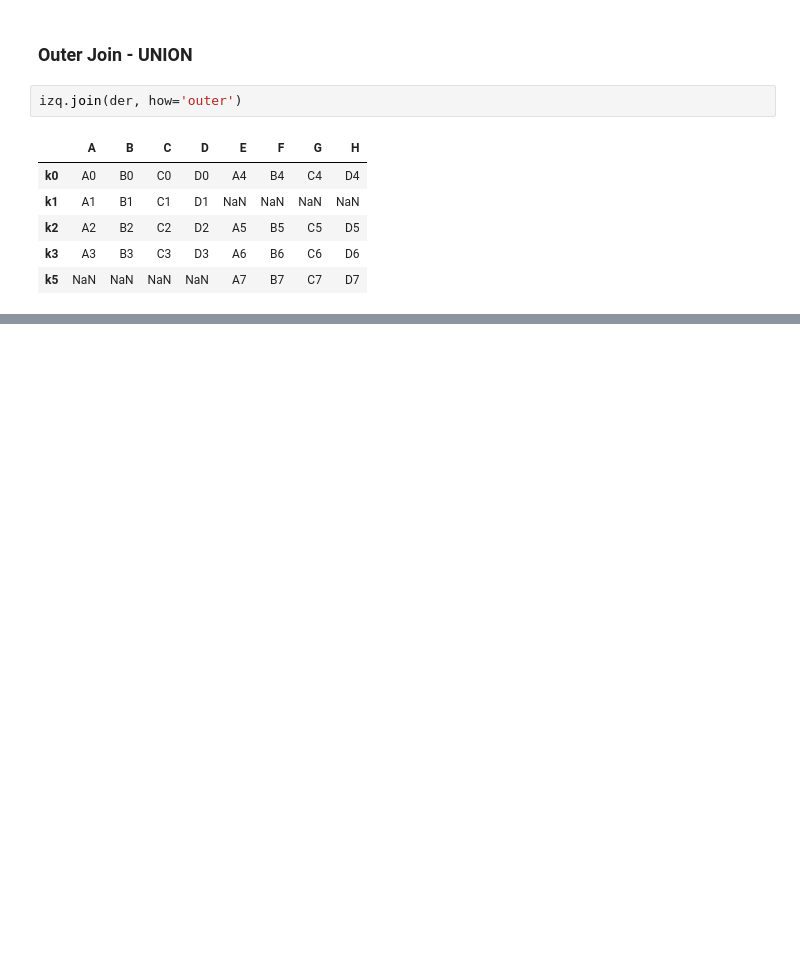
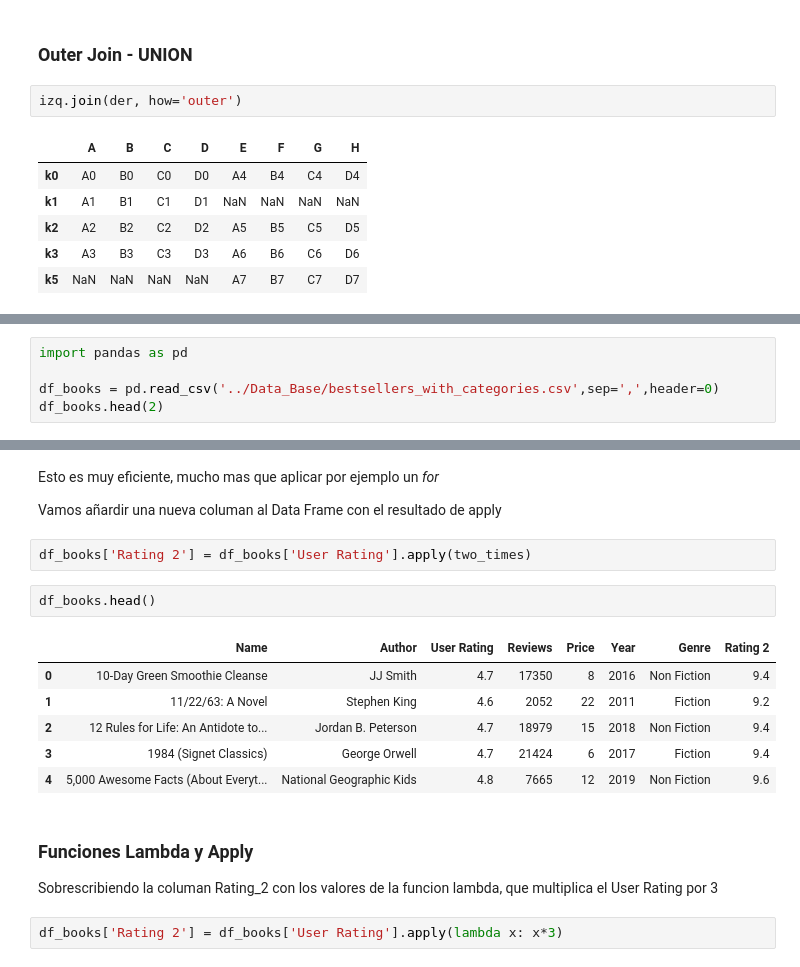
Before and after one commit to carlcri/basico_manipulacion_pandas_numpy, a Jupyter notebook: pandas/8_notebook.ipynb, the cells around one changed output, grey strips where cells are left out. Cells and saved outputs as stored; diff of their text form; blank space fills up the shorter version.

```diff
--- a/pandas/8_notebook.ipynb
+++ b/pandas/8_notebook.ipynb
@@ -75,0 +210,5 @@ izq.join(der, how='outer')
+# %%
+import pandas as pd
+
+df_books = pd.read_csv('../Data_Base/bestsellers_with_categories.csv',sep=',',header=0)
+df_books.head(2)
@@ -75,0 +243,21 @@ izq.join(der, how='outer')
+# %% [markdown]
+Esto es muy eficiente, mucho mas que aplicar por ejemplo un *for*
+
+Vamos añardir una nueva columan al Data Frame con el resultado de apply
+# %%
+df_books['Rating 2'] = df_books['User Rating'].apply(two_times)
+# %%
+df_books.head()
+# %% [output]
+|  | Name | Author | User Rating | Reviews | Price | Year | Genre | Rating 2 |
+| 0 | 10-Day Green Smoothie Cleanse | JJ Smith | 4.7 | 17350 | 8 | 2016 | Non Fiction | 9.4 |
+| 1 | 11/22/63: A Novel | Stephen King | 4.6 | 2052 | 22 | 2011 | Fiction | 9.2 |
+| 2 | 12 Rules for Life: An Antidote to... | Jordan B. Peterson | 4.7 | 18979 | 15 | 2018 | Non Fiction | 9.4 |
+| 3 | 1984 (Signet Classics) | George Orwell | 4.7 | 21424 | 6 | 2017 | Fiction | 9.4 |
+| 4 | 5,000 Awesome Facts (About Everyt... | National Geographic Kids | 4.8 | 7665 | 12 | 2019 | Non Fiction | 9.6 |
+# %% [markdown]
+### Funciones Lambda y Apply
+
+Sobrescribiendo la columan Rating_2 con los valores de la funcion lambda, que multiplica el User Rating por 3
+# %%
+df_books['Rating 2'] = df_books['User Rating'].apply(lambda x: x*3)
```
Also changed, not shown: parts of 29 cells of this notebook, 3 other files.
